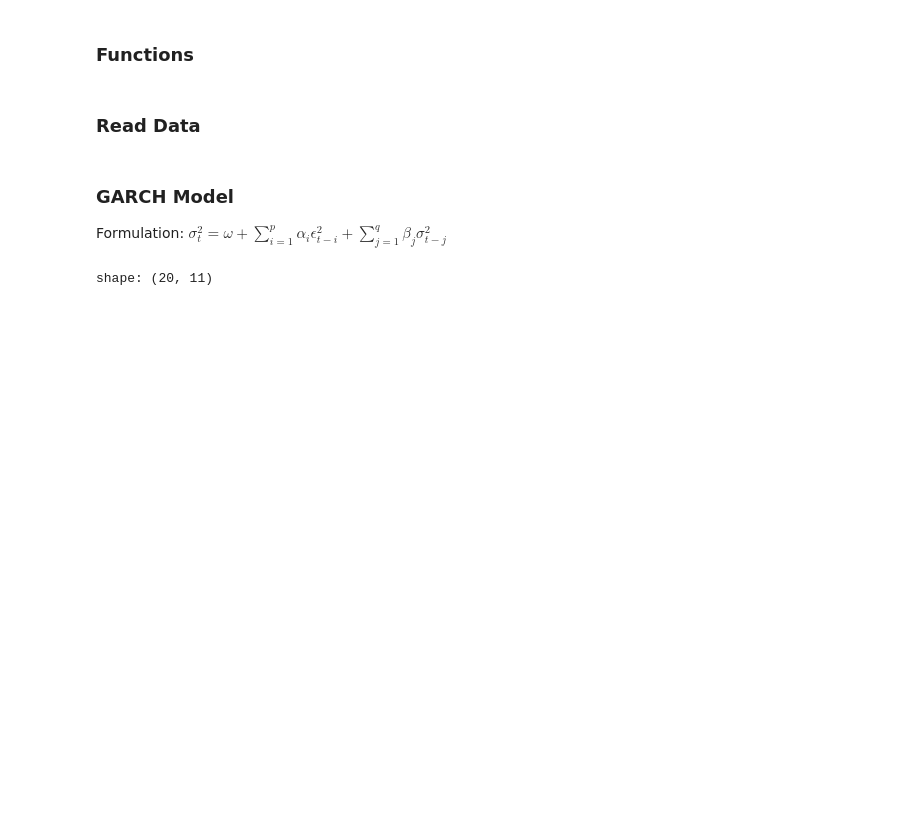
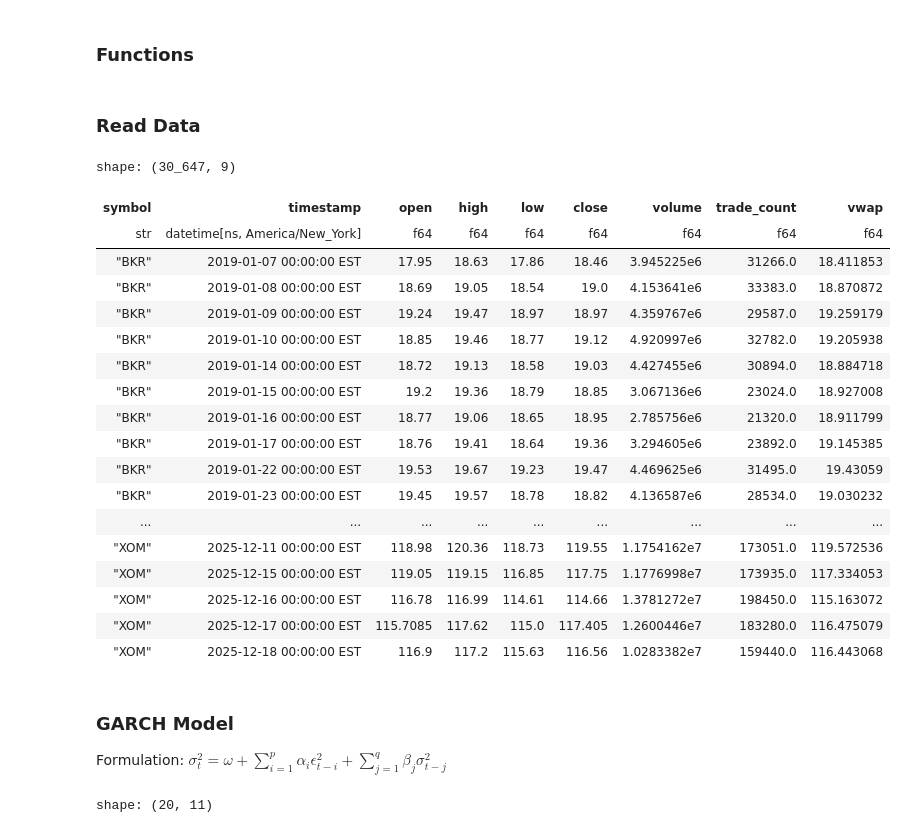
Before and after one commit to zhatz111/quant-alpha-model, a Jupyter notebook: notebooks/03_regime-detection.ipynb, the cells around one changed output. Saved outputs shown, nothing was run; the diff lists cells and outputs as text; code cells hidden in the pictures; blank space fills up the shorter version.

```diff
--- a/notebooks/03_regime-detection.ipynb
+++ b/notebooks/03_regime-detection.ipynb
@@ -201,6 +201,28 @@ df_second_half = df_bars.filter(pl.col("timestamp") > pl.lit("2023-01-01").str.t
 df_whole_pandas = df_bars.to_pandas().set_index("timestamp")
 df_first_half_pandas = df_first_half.to_pandas().set_index("timestamp")
 df_second_half_pandas = df_second_half.to_pandas().set_index("timestamp")
+# %%
+df_whole
+# %% [output]
+shape: (30_647, 9)
+| symbol | timestamp | open | high | low | close | volume | trade_count | vwap |
+| str | datetime[ns, America/New_York] | f64 | f64 | f64 | f64 | f64 | f64 | f64 |
+| "BKR" | 2019-01-07 00:00:00 EST | 17.95 | 18.63 | 17.86 | 18.46 | 3.945225e6 | 31266.0 | 18.411853 |
+| "BKR" | 2019-01-08 00:00:00 EST | 18.69 | 19.05 | 18.54 | 19.0 | 4.153641e6 | 33383.0 | 18.870872 |
+| "BKR" | 2019-01-09 00:00:00 EST | 19.24 | 19.47 | 18.97 | 18.97 | 4.359767e6 | 29587.0 | 19.259179 |
+| "BKR" | 2019-01-10 00:00:00 EST | 18.85 | 19.46 | 18.77 | 19.12 | 4.920997e6 | 32782.0 | 19.205938 |
+| "BKR" | 2019-01-14 00:00:00 EST | 18.72 | 19.13 | 18.58 | 19.03 | 4.427455e6 | 30894.0 | 18.884718 |
+| "BKR" | 2019-01-15 00:00:00 EST | 19.2 | 19.36 | 18.79 | 18.85 | 3.067136e6 | 23024.0 | 18.927008 |
+| "BKR" | 2019-01-16 00:00:00 EST | 18.77 | 19.06 | 18.65 | 18.95 | 2.785756e6 | 21320.0 | 18.911799 |
+| "BKR" | 2019-01-17 00:00:00 EST | 18.76 | 19.41 | 18.64 | 19.36 | 3.294605e6 | 23892.0 | 19.145385 |
+| "BKR" | 2019-01-22 00:00:00 EST | 19.53 | 19.67 | 19.23 | 19.47 | 4.469625e6 | 31495.0 | 19.43059 |
+| "BKR" | 2019-01-23 00:00:00 EST | 19.45 | 19.57 | 18.78 | 18.82 | 4.136587e6 | 28534.0 | 19.030232 |
+| ... | ... | ... | ... | ... | ... | ... | ... | ... |
+| "XOM" | 2025-12-11 00:00:00 EST | 118.98 | 120.36 | 118.73 | 119.55 | 1.1754162e7 | 173051.0 | 119.572536 |
+| "XOM" | 2025-12-15 00:00:00 EST | 119.05 | 119.15 | 116.85 | 117.75 | 1.1776998e7 | 173935.0 | 117.334053 |
+| "XOM" | 2025-12-16 00:00:00 EST | 116.78 | 116.99 | 114.61 | 114.66 | 1.3781272e7 | 198450.0 | 115.163072 |
+| "XOM" | 2025-12-17 00:00:00 EST | 115.7085 | 117.62 | 115.0 | 117.405 | 1.2600446e7 | 183280.0 | 116.475079 |
+| "XOM" | 2025-12-18 00:00:00 EST | 116.9 | 117.2 | 115.63 | 116.56 | 1.0283382e7 | 159440.0 | 116.443068 |
 # %% [markdown]
 ### GARCH Model
 
```
Also changed, not shown: parts of 1 cell of this notebook, 17 other files.
